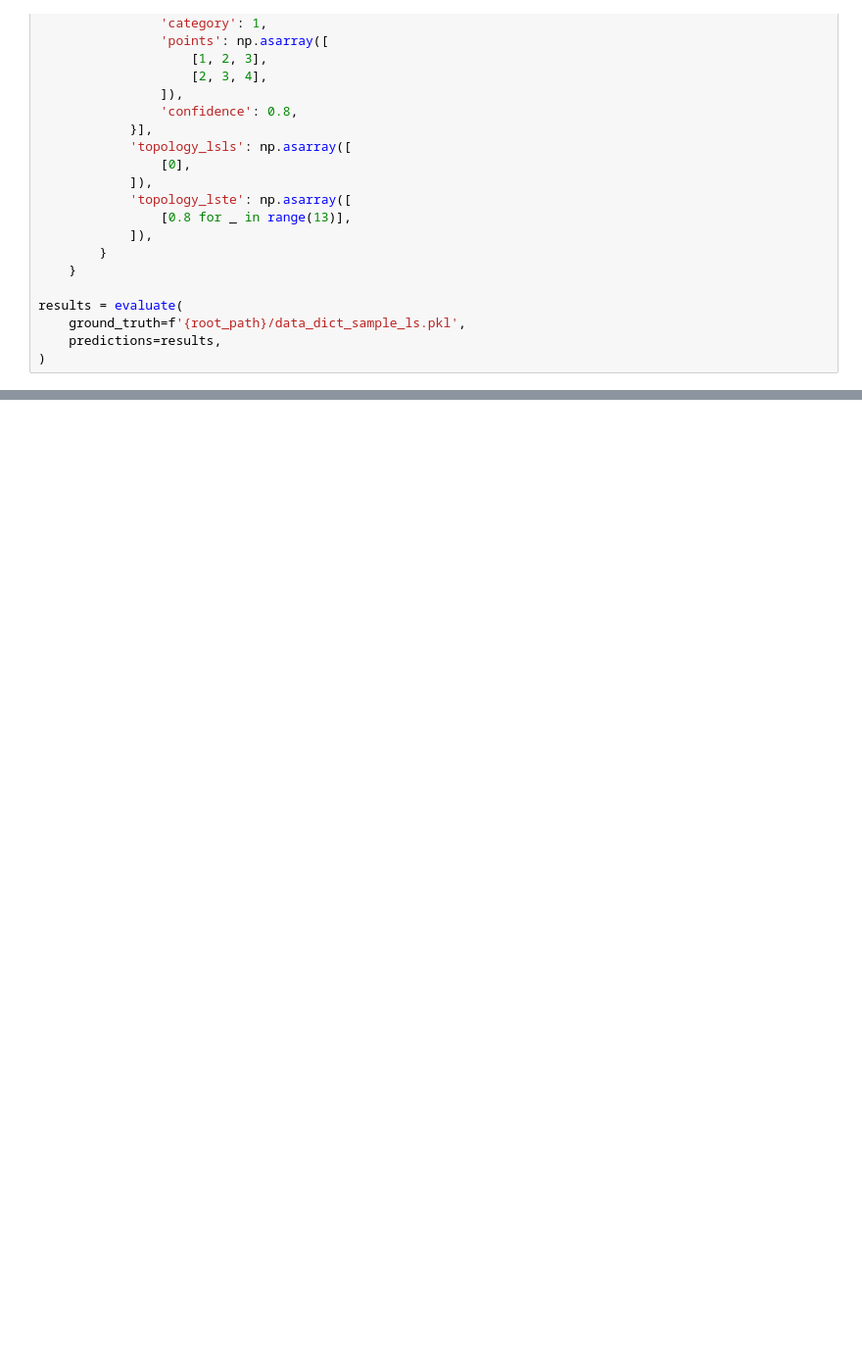
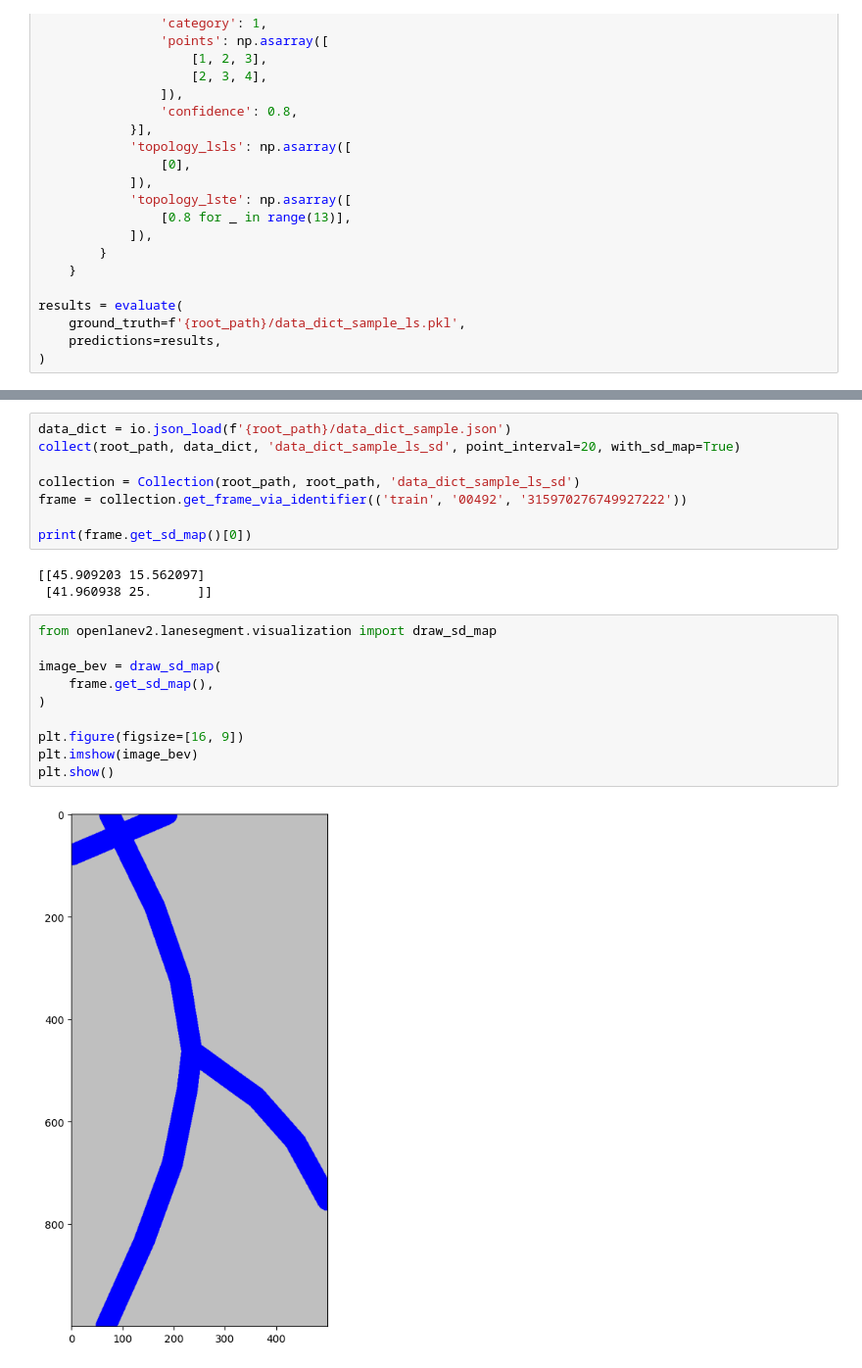
Before and after one commit to OpenDriveLab/OpenLane-V2, a Jupyter notebook: tutorials/LaneSegment.ipynb, the cells around one changed output, grey strips where cells are left out. Shown at 98% size. Saved outputs shown, nothing was run; the diff lists cells and outputs as text; blank space fills up the shorter version.

```diff
--- a/tutorials/LaneSegment.ipynb
+++ b/tutorials/LaneSegment.ipynb
@@ -311,0 +318,23 @@ results = evaluate(
+# %%
+data_dict = io.json_load(f'{root_path}/data_dict_sample.json')
+collect(root_path, data_dict, 'data_dict_sample_ls_sd', point_interval=20, with_sd_map=True)
+
+collection = Collection(root_path, root_path, 'data_dict_sample_ls_sd')
+frame = collection.get_frame_via_identifier(('train', '00492', '315970276749927222'))
+
+print(frame.get_sd_map()[0])
+# %% [output]
+[[45.909203 15.562097]
+ [41.960938 25.      ]]
+# %%
+from openlanev2.lanesegment.visualization import draw_sd_map
+
+image_bev = draw_sd_map(
+    frame.get_sd_map(),
+)
+
+plt.figure(figsize=[16, 9])
+plt.imshow(image_bev)
+plt.show()
+# %% [output]
+[figure, added]
```
Also changed, not shown: parts of 4 cells of this notebook, 6 other files.
